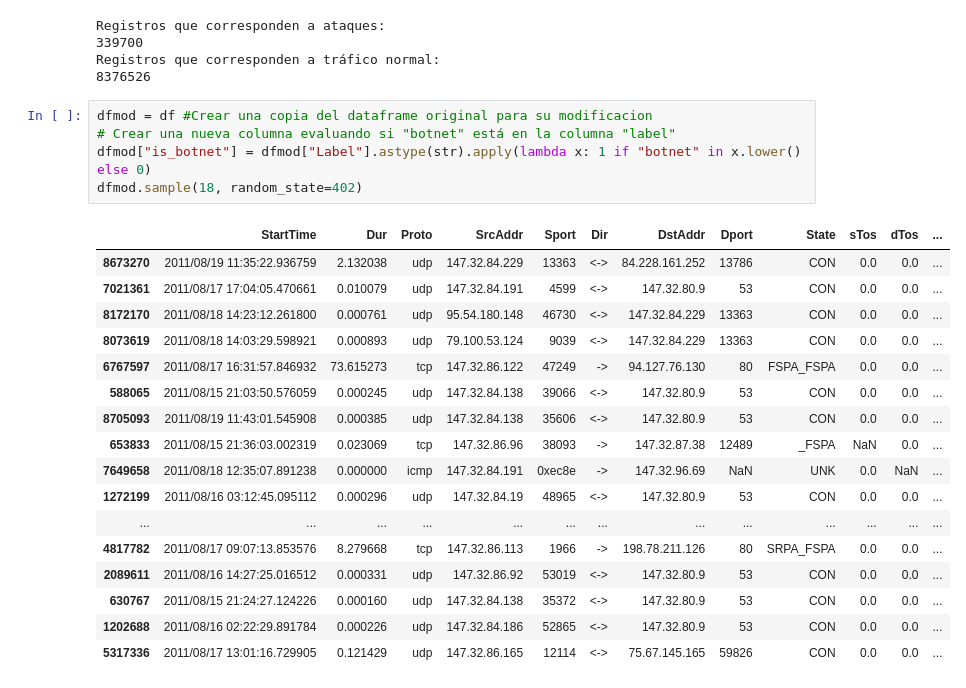
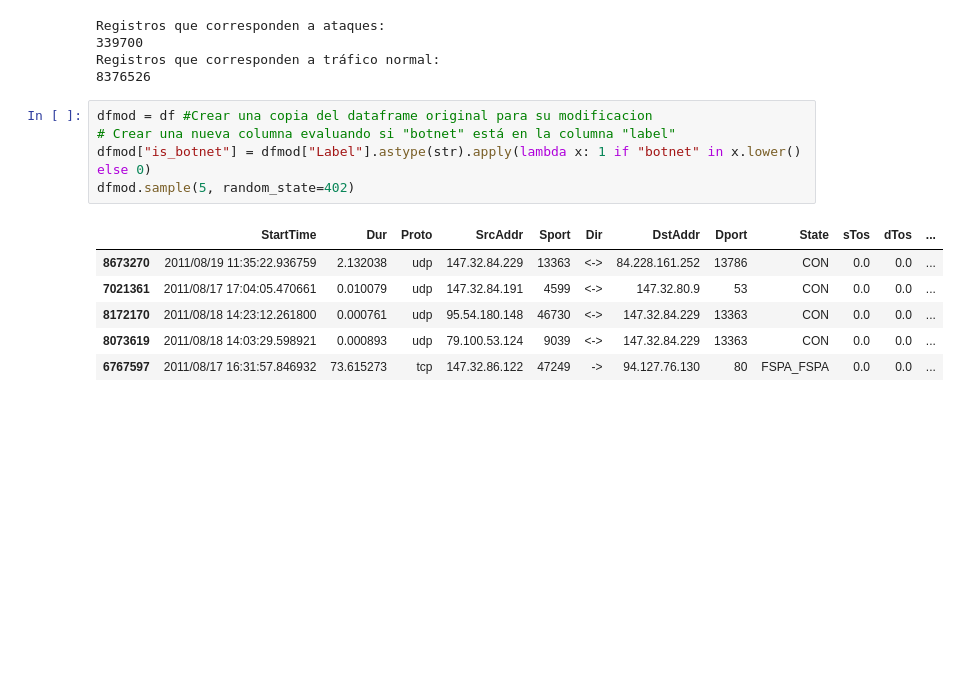
Before and after one commit to danielasabrina08/SIC24_AI_Cybersecurity, a Jupyter notebook: Preprocesamiento/preprocessing.ipynb, the cells around one changed output. Cells and saved outputs as stored; diff of their text form; blank space fills up the shorter version.

```diff
--- a/Preprocesamiento/preprocessing.ipynb
+++ b/Preprocesamiento/preprocessing.ipynb
@@ -37,23 +23,12 @@ Registros que corresponden a tráfico normal:
 # %%
 dfmod = df #Crear una copia del dataframe original para su modificacion
 # Crear una nueva columna evaluando si "botnet" está en la columna "label"
 dfmod["is_botnet"] = dfmod["Label"].astype(str).apply(lambda x: 1 if "botnet" in x.lower() else 0)
-dfmod.sample(18, random_state=402)
+dfmod.sample(5, random_state=402)
 # %% [output]
 |  | StartTime | Dur | Proto | SrcAddr | Sport | Dir | DstAddr | Dport | State | sTos | dTos | ... |
 | 8673270 | 2011/08/19 11:35:22.936759 | 2.132038 | udp | 147.32.84.229 | 13363 | <-> | 84.228.161.252 | 13786 | CON | 0.0 | 0.0 | ... |
 | 7021361 | 2011/08/17 17:04:05.470661 | 0.010079 | udp | 147.32.84.191 | 4599 | <-> | 147.32.80.9 | 53 | CON | 0.0 | 0.0 | ... |
 | 8172170 | 2011/08/18 14:23:12.261800 | 0.000761 | udp | 95.54.180.148 | 46730 | <-> | 147.32.84.229 | 13363 | CON | 0.0 | 0.0 | ... |
 | 8073619 | 2011/08/18 14:03:29.598921 | 0.000893 | udp | 79.100.53.124 | 9039 | <-> | 147.32.84.229 | 13363 | CON | 0.0 | 0.0 | ... |
 | 6767597 | 2011/08/17 16:31:57.846932 | 73.615273 | tcp | 147.32.86.122 | 47249 | -> | 94.127.76.130 | 80 | FSPA_FSPA | 0.0 | 0.0 | ... |
-| 588065 | 2011/08/15 21:03:50.576059 | 0.000245 | udp | 147.32.84.138 | 39066 | <-> | 147.32.80.9 | 53 | CON | 0.0 | 0.0 | ... |
-| 8705093 | 2011/08/19 11:43:01.545908 | 0.000385 | udp | 147.32.84.138 | 35606 | <-> | 147.32.80.9 | 53 | CON | 0.0 | 0.0 | ... |
-| 653833 | 2011/08/15 21:36:03.002319 | 0.023069 | tcp | 147.32.86.96 | 38093 | -> | 147.32.87.38 | 12489 | _FSPA | NaN | 0.0 | ... |
-| 7649658 | 2011/08/18 12:35:07.891238 | 0.000000 | icmp | 147.32.84.191 | 0xec8e | -> | 147.32.96.69 | NaN | UNK | 0.0 | NaN | ... |
-| 1272199 | 2011/08/16 03:12:45.095112 | 0.000296 | udp | 147.32.84.19 | 48965 | <-> | 147.32.80.9 | 53 | CON | 0.0 | 0.0 | ... |
-| ... | ... | ... | ... | ... | ... | ... | ... | ... | ... | ... | ... | ... |
-| 4817782 | 2011/08/17 09:07:13.853576 | 8.279668 | tcp | 147.32.86.113 | 1966 | -> | 198.78.211.126 | 80 | SRPA_FSPA | 0.0 | 0.0 | ... |
-| 2089611 | 2011/08/16 14:27:25.016512 | 0.000331 | udp | 147.32.86.92 | 53019 | <-> | 147.32.80.9 | 53 | CON | 0.0 | 0.0 | ... |
-| 630767 | 2011/08/15 21:24:27.124226 | 0.000160 | udp | 147.32.84.138 | 35372 | <-> | 147.32.80.9 | 53 | CON | 0.0 | 0.0 | ... |
-| 1202688 | 2011/08/16 02:22:29.891784 | 0.000226 | udp | 147.32.84.186 | 52865 | <-> | 147.32.80.9 | 53 | CON | 0.0 | 0.0 | ... |
-| 5317336 | 2011/08/17 13:01:16.729905 | 0.121429 | udp | 147.32.86.165 | 12114 | <-> | 75.67.145.165 | 59826 | CON | 0.0 | 0.0 | ... |
```
Also changed, not shown: parts of 2 cells of this notebook, 5 other files.
